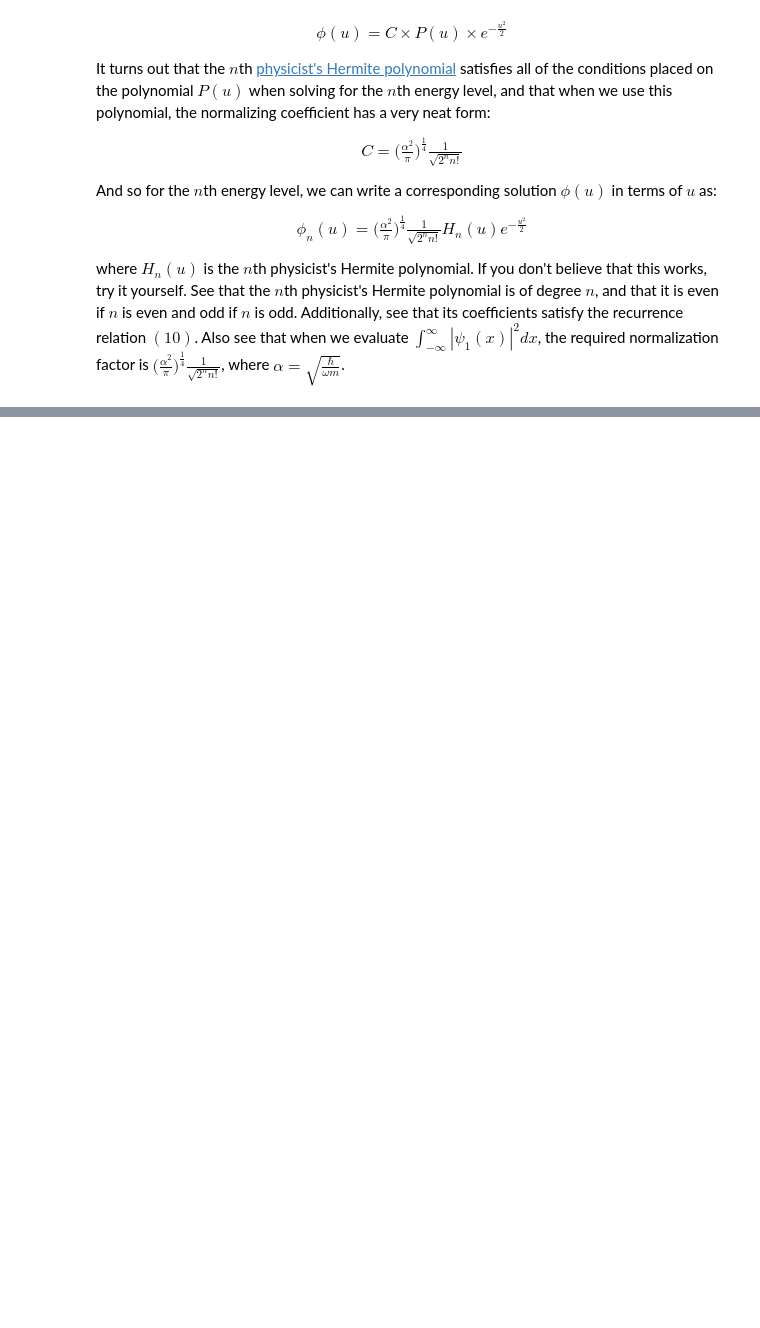
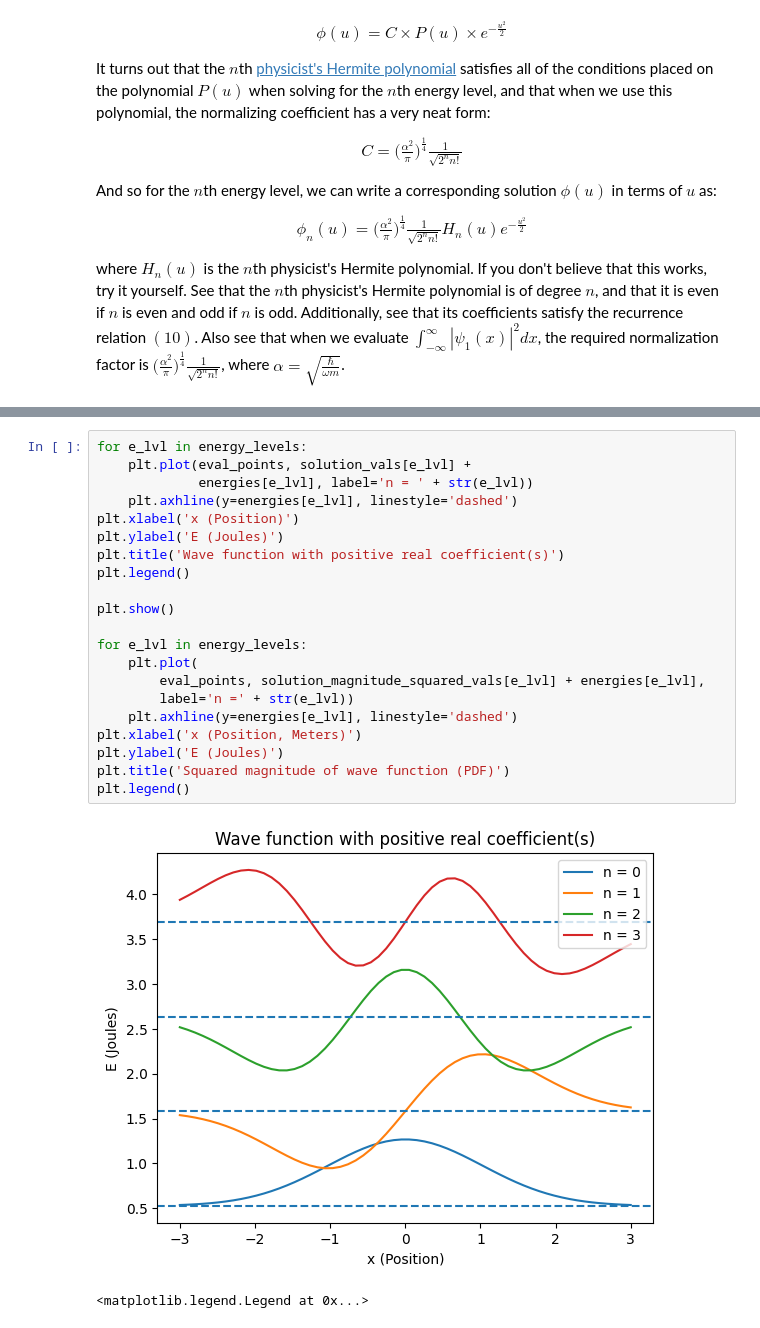
Before and after one commit to Warburton-Lab/schrodinger_notebooks, a Jupyter notebook: sch_tim_ind_part_quad_pot.ipynb, the cells around one changed output, grey strips where cells are left out. Saved outputs shown, nothing was run; the diff lists cells and outputs as text; blank space fills up the shorter version.

Commit message:
Add code for solution plotting to QHO nb

```diff
--- a/sch_tim_ind_part_quad_pot.ipynb
+++ b/sch_tim_ind_part_quad_pot.ipynb
@@ -517,0 +648,24 @@ Also see that when we evaluate $\int_{-\infty}^{\infty}|\psi_1(x)|^2dx$, the req
+# %%
+for e_lvl in energy_levels:
+    plt.plot(eval_points, solution_vals[e_lvl] +
+             energies[e_lvl], label='n = ' + str(e_lvl))
+    plt.axhline(y=energies[e_lvl], linestyle='dashed')
+plt.xlabel('x (Position)')
+plt.ylabel('E (Joules)')
+plt.title('Wave function with positive real coefficient(s)')
+plt.legend()
+
+plt.show()
+
+for e_lvl in energy_levels:
+    plt.plot(
+        eval_points, solution_magnitude_squared_vals[e_lvl] + energies[e_lvl],
+        label='n =' + str(e_lvl))
+    plt.axhline(y=energies[e_lvl], linestyle='dashed')
+plt.xlabel('x (Position, Meters)')
+plt.ylabel('E (Joules)')
+plt.title('Squared magnitude of wave function (PDF)')
+plt.legend()
+# %% [output]
+[figure, added]
+<matplotlib.legend.Legend at 0x...>
```
Also changed, not shown: parts of 13 cells of this notebook.
